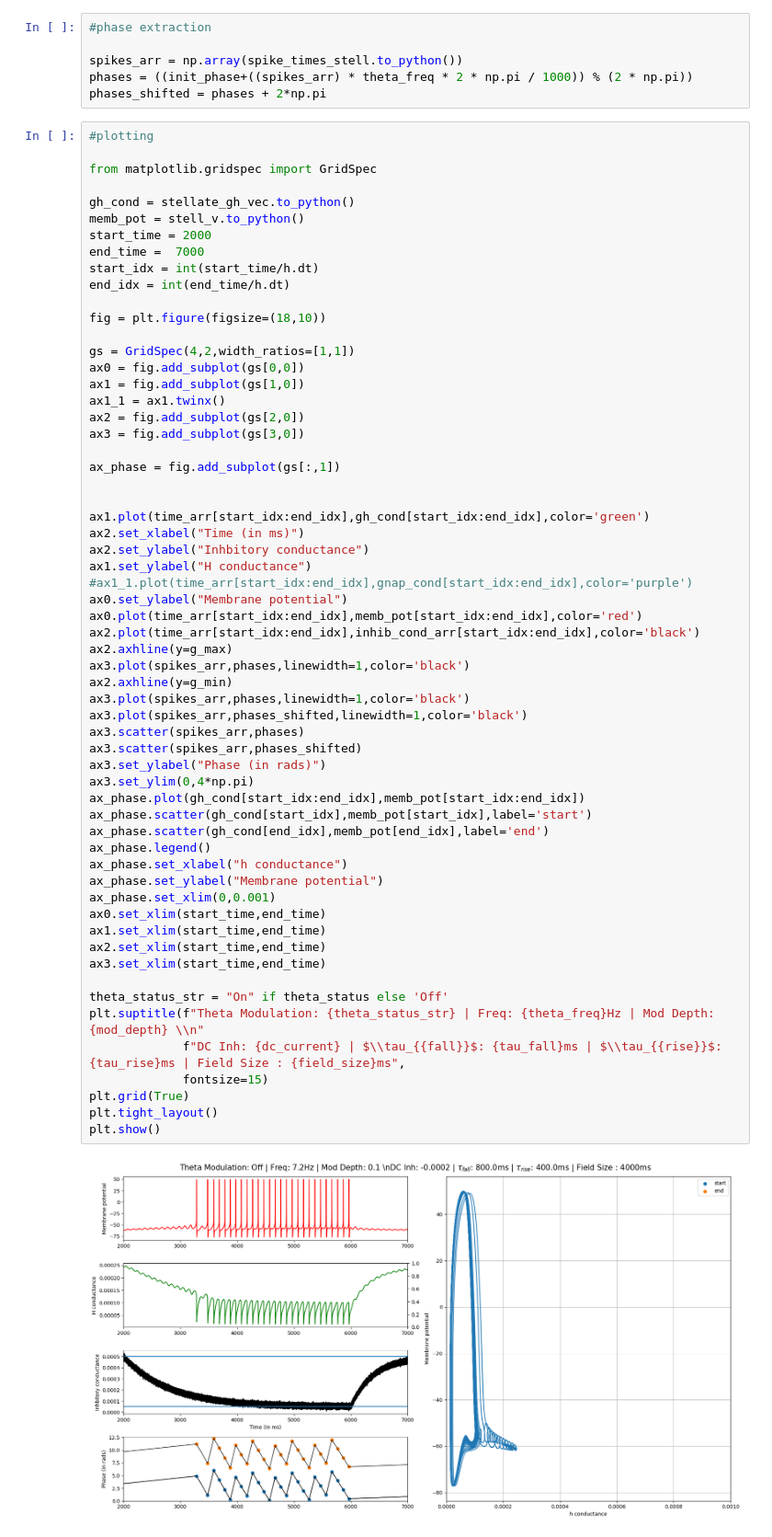
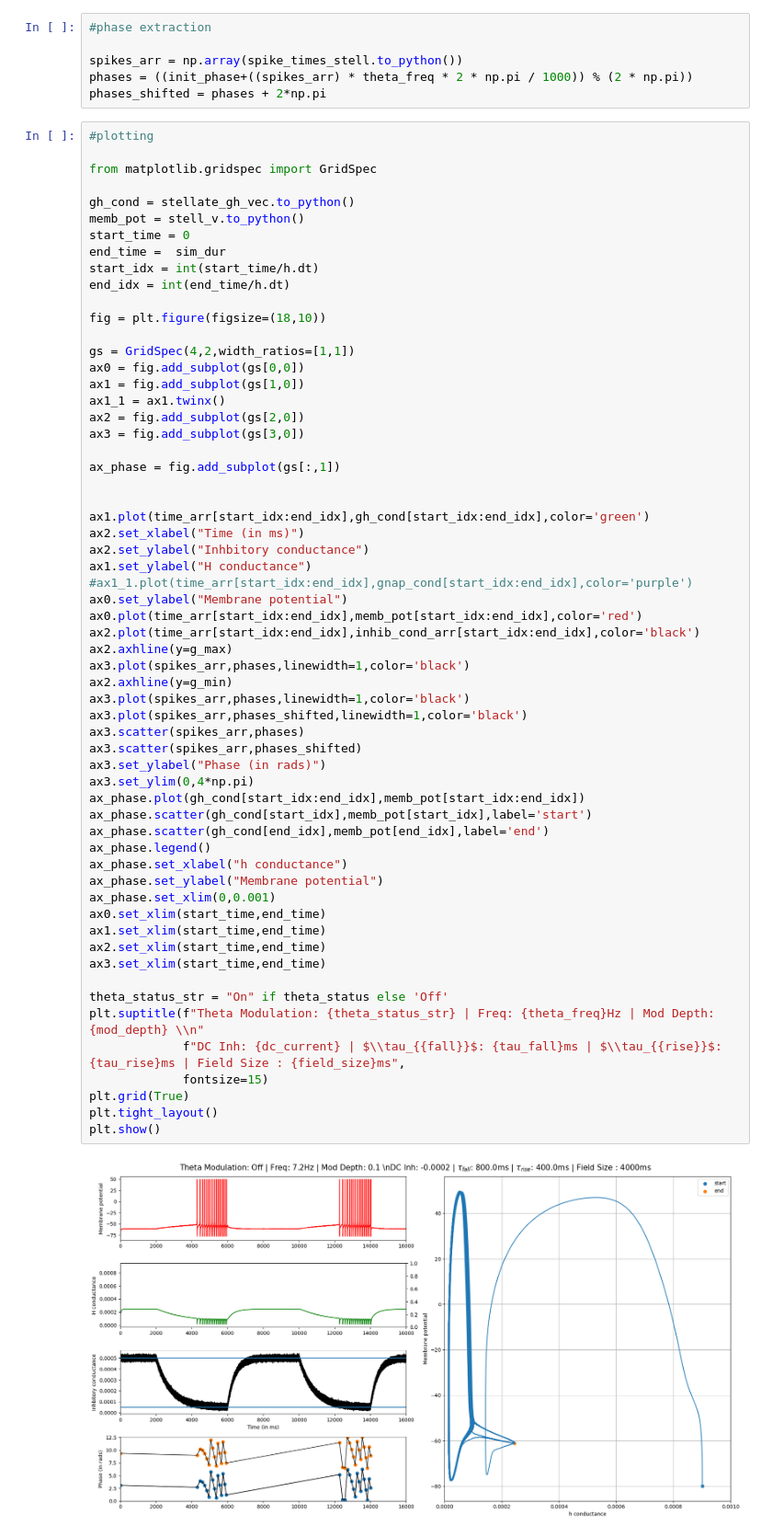
Before and after one commit to tiny-infinity/GridCellsTheta, a Jupyter notebook: success_pp.ipynb, the cells around one changed output. Shown at 92% size. Cells and saved outputs as stored; diff of their text form.

```diff
--- a/success_pp.ipynb
+++ b/success_pp.ipynb
@@ -149,8 +148,8 @@ from matplotlib.gridspec import GridSpec
 
 gh_cond = stellate_gh_vec.to_python()
 memb_pot = stell_v.to_python()
-start_time = 2000
-end_time =  7000
+start_time = 0
+end_time =  sim_dur
 start_idx = int(start_time/h.dt)
 end_idx = int(end_time/h.dt)
 
@@ -176,31 +175,31 @@ ax0.plot(time_arr[start_idx:end_idx],memb_pot[start_idx:end_idx],color='red')
 ax2.plot(time_arr[start_idx:end_idx],inhib_cond_arr[start_idx:end_idx],color='black')
 ax2.axhline(y=g_max)
 ax3.plot(spikes_arr,phases,linewidth=1,color='black')
 ax2.axhline(y=g_min)
 ax3.plot(spikes_arr,phases,linewidth=1,color='black')
 ax3.plot(spikes_arr,phases_shifted,linewidth=1,color='black')
 ax3.scatter(spikes_arr,phases)
 ax3.scatter(spikes_arr,phases_shifted)
 ax3.set_ylabel("Phase (in rads)")
 ax3.set_ylim(0,4*np.pi)
 ax_phase.plot(gh_cond[start_idx:end_idx],memb_pot[start_idx:end_idx])
 ax_phase.scatter(gh_cond[start_idx],memb_pot[start_idx],label='start')
 ax_phase.scatter(gh_cond[end_idx],memb_pot[end_idx],label='end')
 ax_phase.legend()
 ax_phase.set_xlabel("h conductance")
 ax_phase.set_ylabel("Membrane potential")
 ax_phase.set_xlim(0,0.001)
 ax0.set_xlim(start_time,end_time)
 ax1.set_xlim(start_time,end_time)
 ax2.set_xlim(start_time,end_time)
 ax3.set_xlim(start_time,end_time)
 
 theta_status_str = "On" if theta_status else 'Off'
 plt.suptitle(f"Theta Modulation: {theta_status_str} | Freq: {theta_freq}Hz | Mod Depth: {mod_depth} \\n"
              f"DC Inh: {dc_current} | $\\tau_{{fall}}$: {tau_fall}ms | $\\tau_{{rise}}$: {tau_rise}ms | Field Size : {field_size}ms",
              fontsize=15)
 plt.grid(True)
 plt.tight_layout()
 plt.show()
 # %% [output]
-[figure, old version]
+[figure, new version]
```
Also changed, not shown: parts of 4 cells of this notebook, 1 other file.
